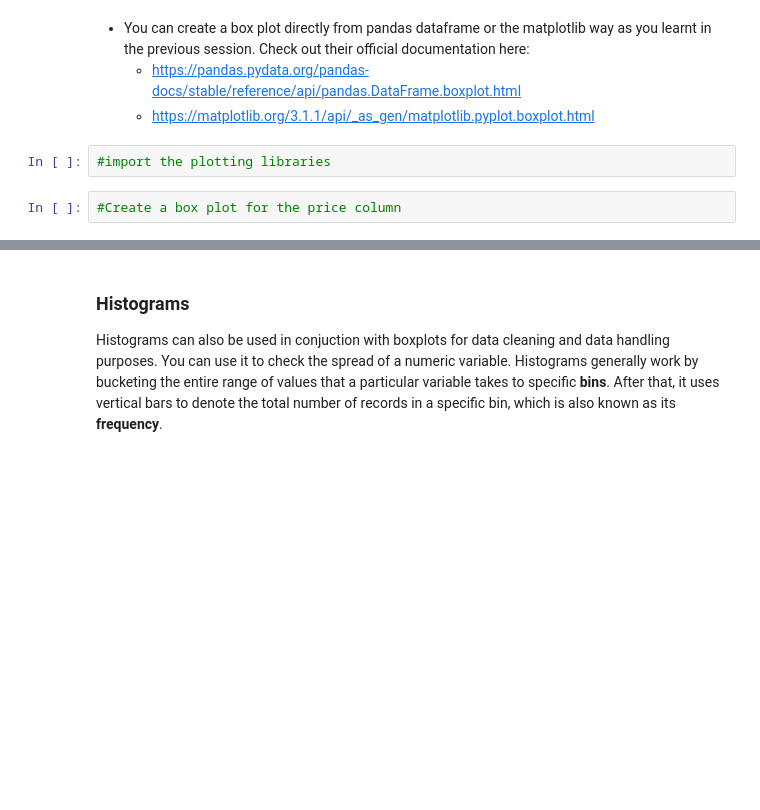
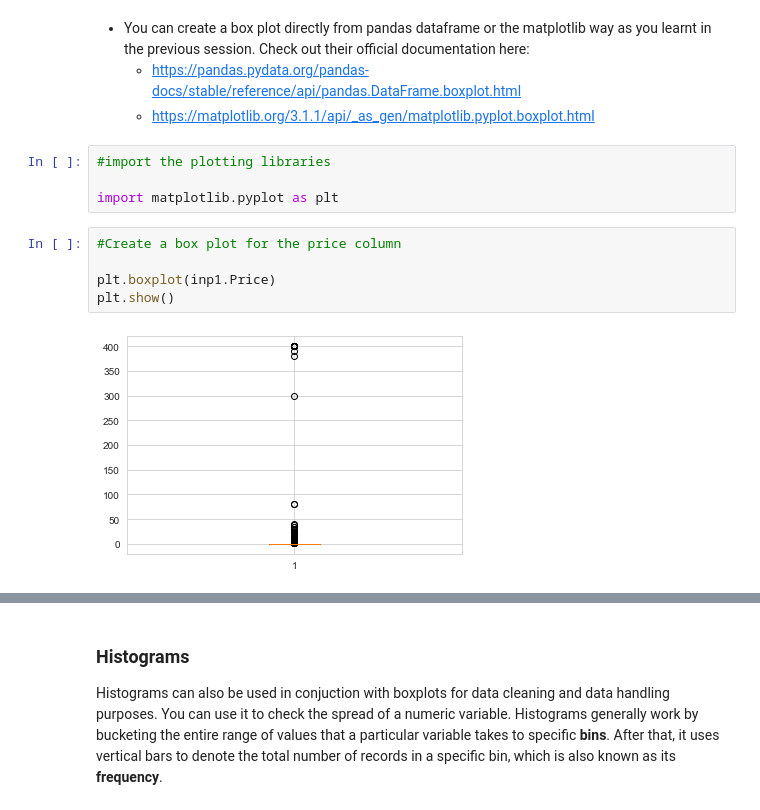
Before and after one commit to tuannguyen-itit/gg_playstore, a Jupyter notebook: Data Visualisation in Python - Case Study.ipynb, the cells around one changed output, grey strips where cells are left out. Cells and saved outputs as stored; diff of their text form; blank space fills up the shorter version.

```diff
--- a/Data Visualisation in Python - Case Study.ipynb
+++ b/Data Visualisation in Python - Case Study.ipynb
@@ -402,5 +400,12 @@ Using a box plot you can identify the outliers as follows:
    - https://matplotlib.org/3.1.1/api/_as_gen/matplotlib.pyplot.boxplot.html
 # %%
 #import the plotting libraries
+
+import matplotlib.pyplot as plt
 # %%
 #Create a box plot for the price column
+
+plt.boxplot(inp1.Price)
+plt.show()
+# %% [output]
+[figure, added]
```
Also changed, not shown: parts of 82 cells of this notebook.
